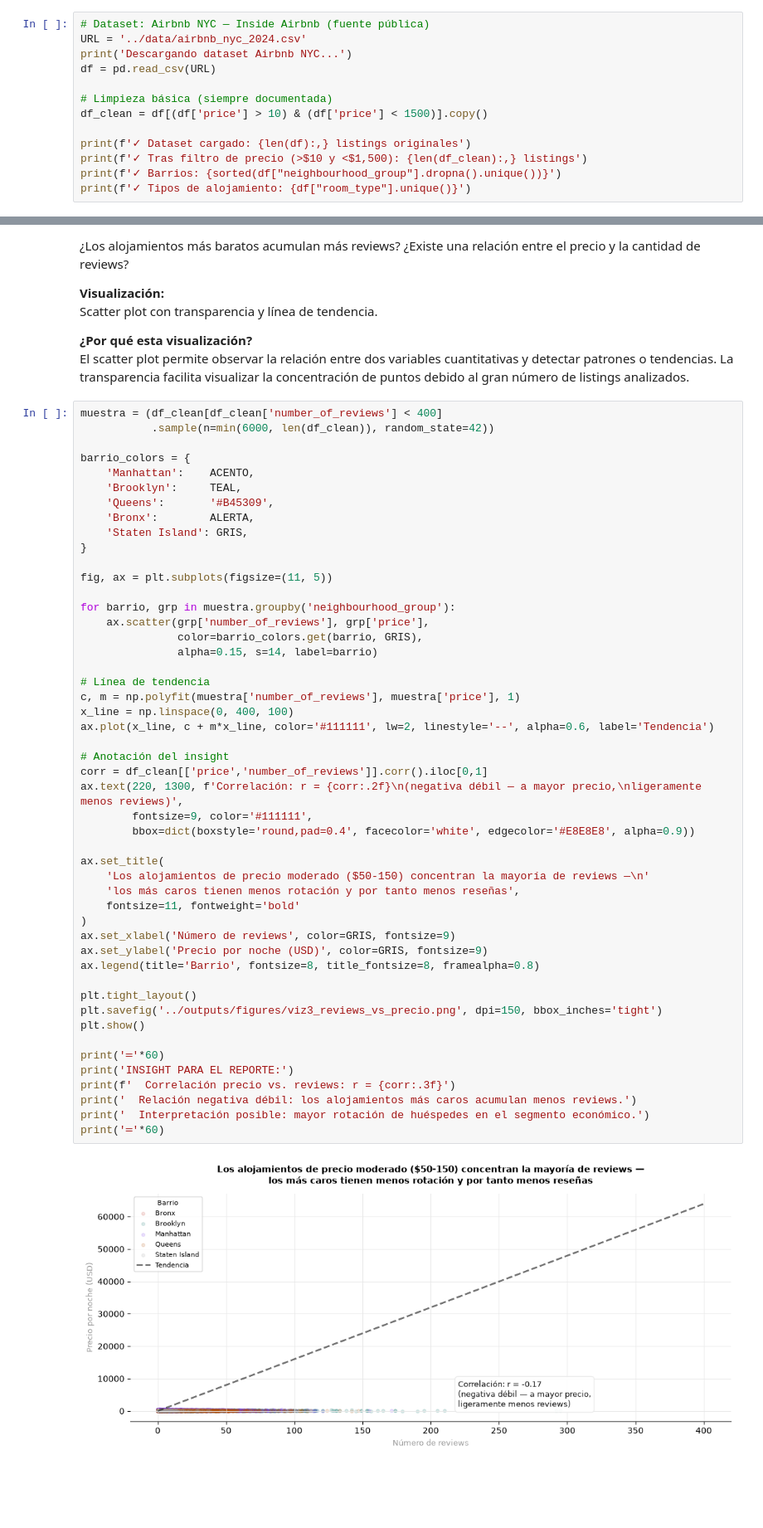
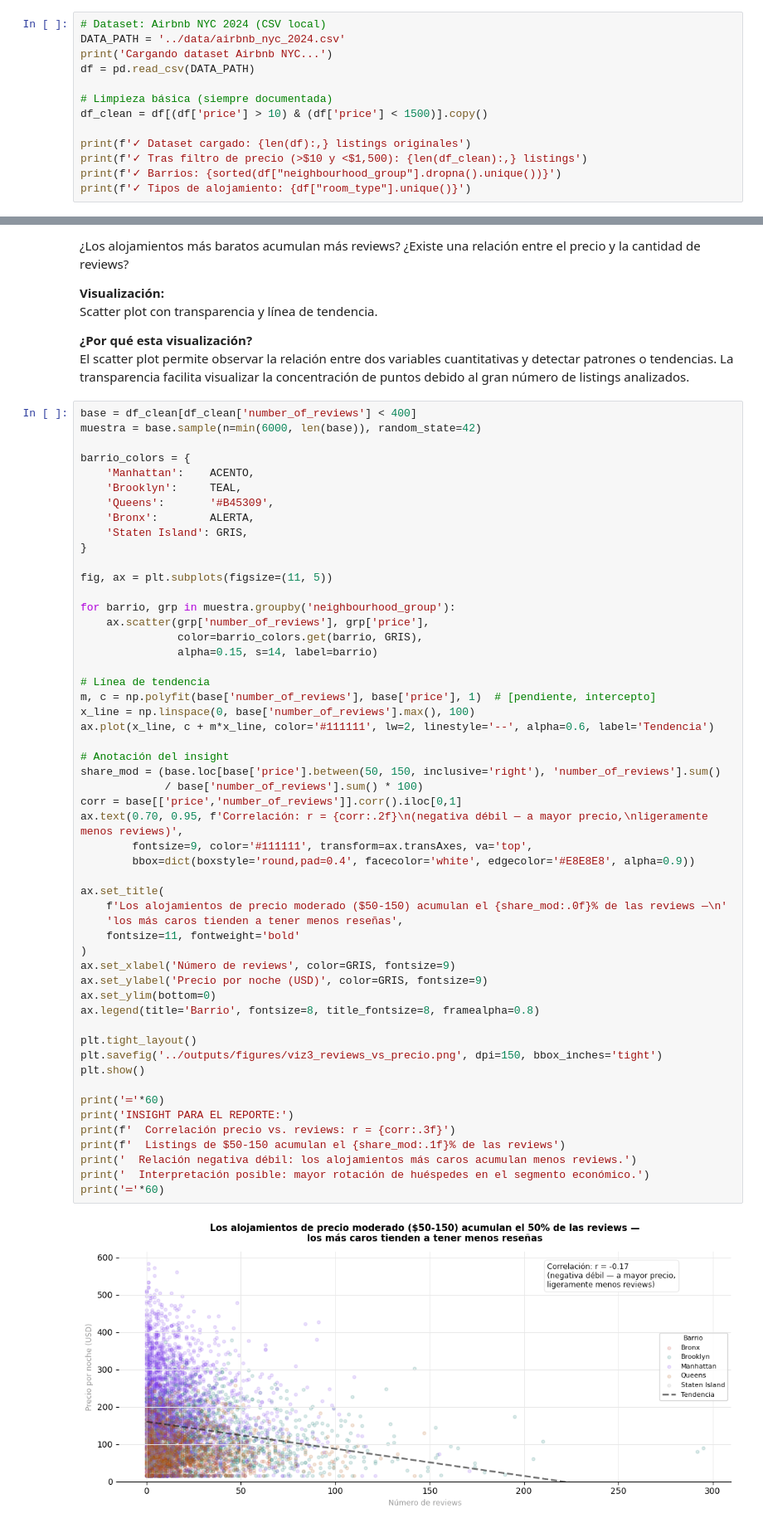
Before and after one commit to JJva-06/airbnb-nyc-data-analysis, a Jupyter notebook: notebooks/analysis.ipynb, the cells around one changed output, grey strips where cells are left out. Shown at 83% size. Drawn from its saved outputs; the diff is of its cells as text; blank space fills up the shorter version.

```diff
--- a/notebooks/analysis.ipynb
+++ b/notebooks/analysis.ipynb
@@ -37,8 +36,8 @@ Paleta: ACENTO (destacar) | TEAL (segunda serie) | GRIS (contexto) | ALERTA (pro
 # %%
-# Dataset: Airbnb NYC — Inside Airbnb (fuente pública)
-URL = '../data/airbnb_nyc_2024.csv'
-print('Descargando dataset Airbnb NYC...')
-df = pd.read_csv(URL)
+# Dataset: Airbnb NYC 2024 (CSV local)
+DATA_PATH = '../data/airbnb_nyc_2024.csv'
+print('Cargando dataset Airbnb NYC...')
+df = pd.read_csv(DATA_PATH)
 
 # Limpieza básica (siempre documentada)
 df_clean = df[(df['price'] > 10) & (df['price'] < 1500)].copy()
@@ -189,8 +189,8 @@ Scatter plot con transparencia y línea de tendencia.
 **¿Por qué esta visualización?**
 El scatter plot permite observar la relación entre dos variables cuantitativas y detectar patrones o tendencias. La transparencia facilita visualizar la concentración de puntos debido al gran número de listings analizados.
 # %%
-muestra = (df_clean[df_clean['number_of_reviews'] < 400]
-           .sample(n=min(6000, len(df_clean)), random_state=42))
+base = df_clean[df_clean['number_of_reviews'] < 400]
+muestra = base.sample(n=min(6000, len(base)), random_state=42)
 
 barrio_colors = {
     'Manhattan':    ACENTO,
@@ -204,41 +204,45 @@ fig, ax = plt.subplots(figsize=(11, 5))
 
 for barrio, grp in muestra.groupby('neighbourhood_group'):
     ax.scatter(grp['number_of_reviews'], grp['price'],
                color=barrio_colors.get(barrio, GRIS),
                alpha=0.15, s=14, label=barrio)
 
 # Línea de tendencia
-c, m = np.polyfit(muestra['number_of_reviews'], muestra['price'], 1)
-x_line = np.linspace(0, 400, 100)
+m, c = np.polyfit(base['number_of_reviews'], base['price'], 1)  # [pendiente, intercepto]
+x_line = np.linspace(0, base['number_of_reviews'].max(), 100)
 ax.plot(x_line, c + m*x_line, color='#111111', lw=2, linestyle='--', alpha=0.6, label='Tendencia')
 
 # Anotación del insight
-corr = df_clean[['price','number_of_reviews']].corr().iloc[0,1]
-ax.text(220, 1300, f'Correlación: r = {corr:.2f}\n(negativa débil — a mayor precio,\nligeramente menos reviews)',
-        fontsize=9, color='#111111',
+share_mod = (base.loc[base['price'].between(50, 150, inclusive='right'), 'number_of_reviews'].sum()
+             / base['number_of_reviews'].sum() * 100)
+corr = base[['price','number_of_reviews']].corr().iloc[0,1]
+ax.text(0.70, 0.95, f'Correlación: r = {corr:.2f}\n(negativa débil — a mayor precio,\nligeramente menos reviews)',
+        fontsize=9, color='#111111', transform=ax.transAxes, va='top',
         bbox=dict(boxstyle='round,pad=0.4', facecolor='white', edgecolor='#E8E8E8', alpha=0.9))
 
 ax.set_title(
-    'Los alojamientos de precio moderado ($50-150) concentran la mayoría de reviews —\n'
-    'los más caros tienen menos rotación y por tanto menos reseñas',
+    f'Los alojamientos de precio moderado ($50-150) acumulan el {share_mod:.0f}% de las reviews —\n'
+    'los más caros tienden a tener menos reseñas',
     fontsize=11, fontweight='bold'
 )
 ax.set_xlabel('Número de reviews', color=GRIS, fontsize=9)
 ax.set_ylabel('Precio por noche (USD)', color=GRIS, fontsize=9)
+ax.set_ylim(bottom=0)
 ax.legend(title='Barrio', fontsize=8, title_fontsize=8, framealpha=0.8)
 
 plt.tight_layout()
 plt.savefig('../outputs/figures/viz3_reviews_vs_precio.png', dpi=150, bbox_inches='tight')
 plt.show()
 
 print('═'*60)
 print('INSIGHT PARA EL REPORTE:')
 print(f'  Correlación precio vs. reviews: r = {corr:.3f}')
+print(f'  Listings de $50-150 acumulan el {share_mod:.1f}% de las reviews')
 print('  Relación negativa débil: los alojamientos más caros acumulan menos reviews.')
 print('  Interpretación posible: mayor rotación de huéspedes en el segmento económico.')
 print('═'*60)
 # %% [output]
-[figure, old version]
+[figure, new version]
 ════════════════════════════════════════════════════════════
 INSIGHT PARA EL REPORTE:
   Correlación precio vs. reviews: r = -0.170
```
Also changed, not shown: parts of 7 cells of this notebook, 7 other files.
